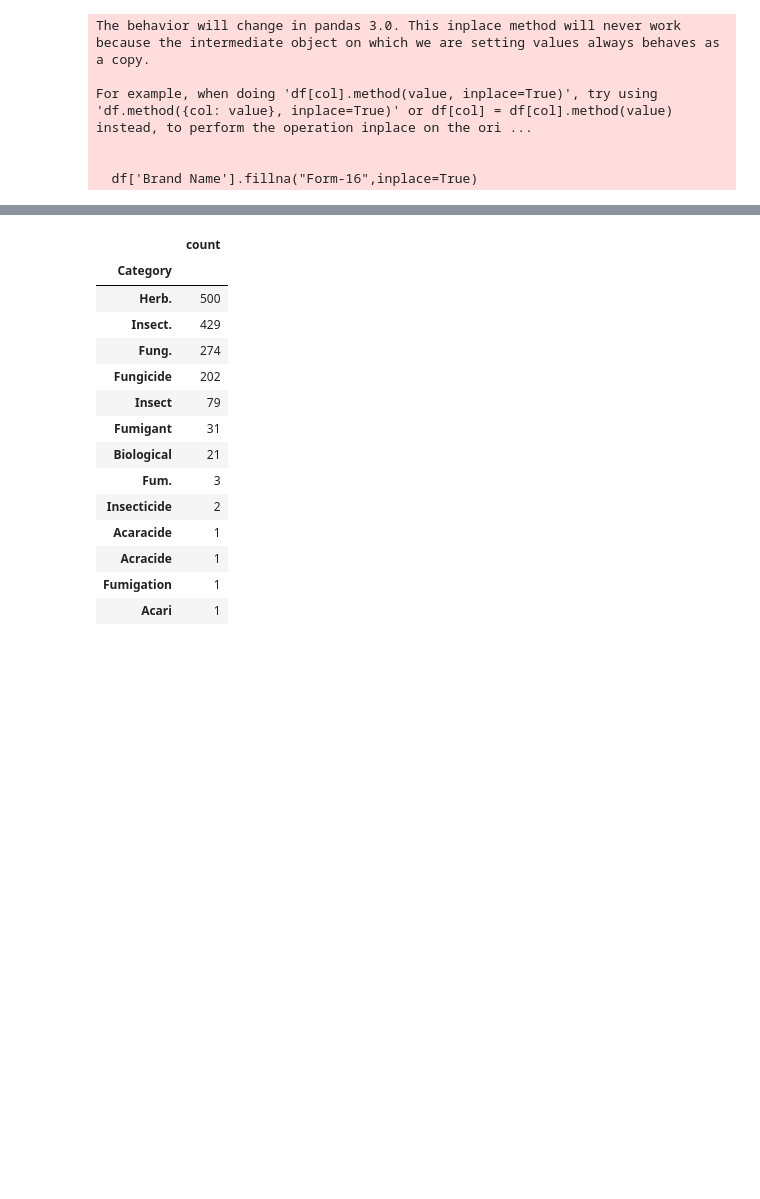
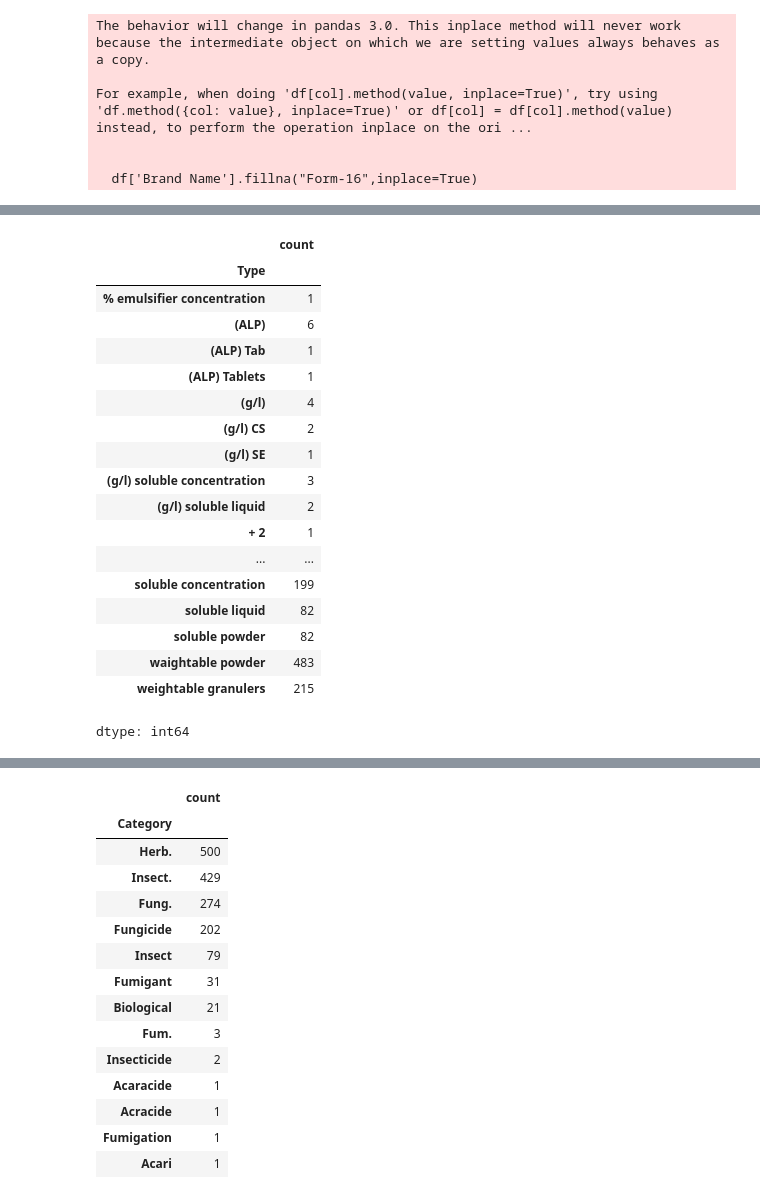
Before and after one commit to Alishba01234/PAI_PROJECT, a Jupyter notebook: PAI.ipynb, the cells around one changed output, grey strips where cells are left out. Drawn from its saved outputs; the diff is of its cells as text; code cells hidden in the pictures; blank space fills up the shorter version.

```diff
--- a/PAI.ipynb
+++ b/PAI.ipynb
@@ -97,0 +118,22 @@ df.dropna(subset=['Percentage','Type'],inplace=True)
+# %%
+df['Type'].value_counts(ascending=False).sort_index(ascending=True)
+# %% [output]
+|  | count |
+| Type |  |
+| % emulsifier concentration | 1 |
+| (ALP) | 6 |
+| (ALP) Tab | 1 |
+| (ALP) Tablets | 1 |
+| (g/l) | 4 |
+| (g/l) CS | 2 |
+| (g/l) SE | 1 |
+| (g/l) soluble concentration | 3 |
+| (g/l) soluble liquid | 2 |
+| + 2 | 1 |
+| ... | ... |
+| soluble concentration | 199 |
+| soluble liquid | 82 |
+| soluble powder | 82 |
+| waightable powder | 483 |
+| weightable granulers | 215 |
+dtype: int64
```
Also changed, not shown: parts of 19 cells of this notebook.
